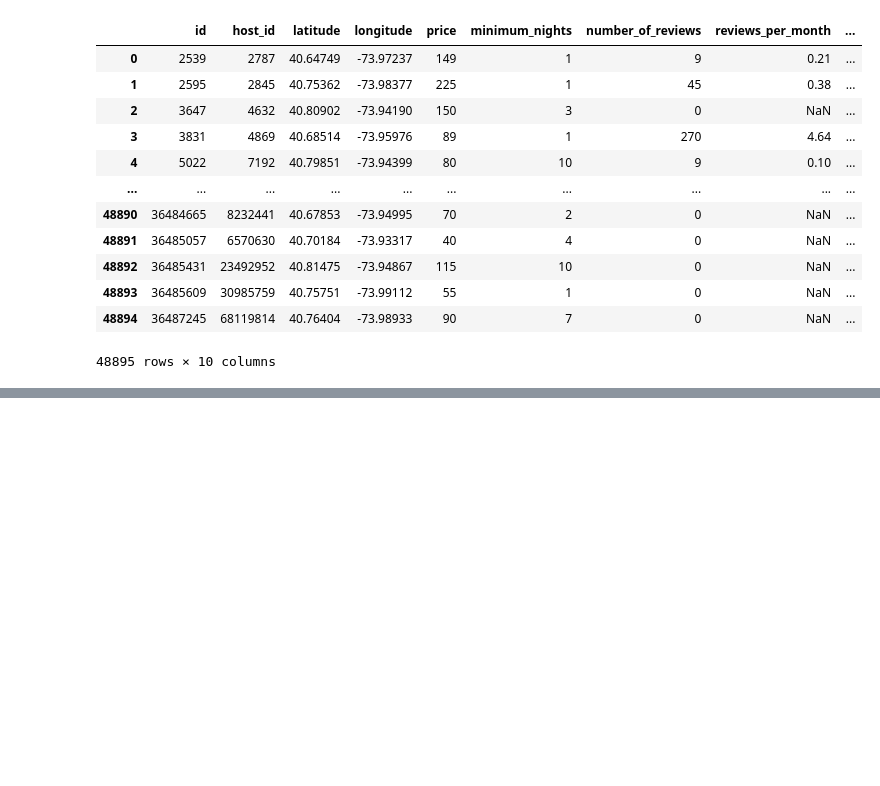
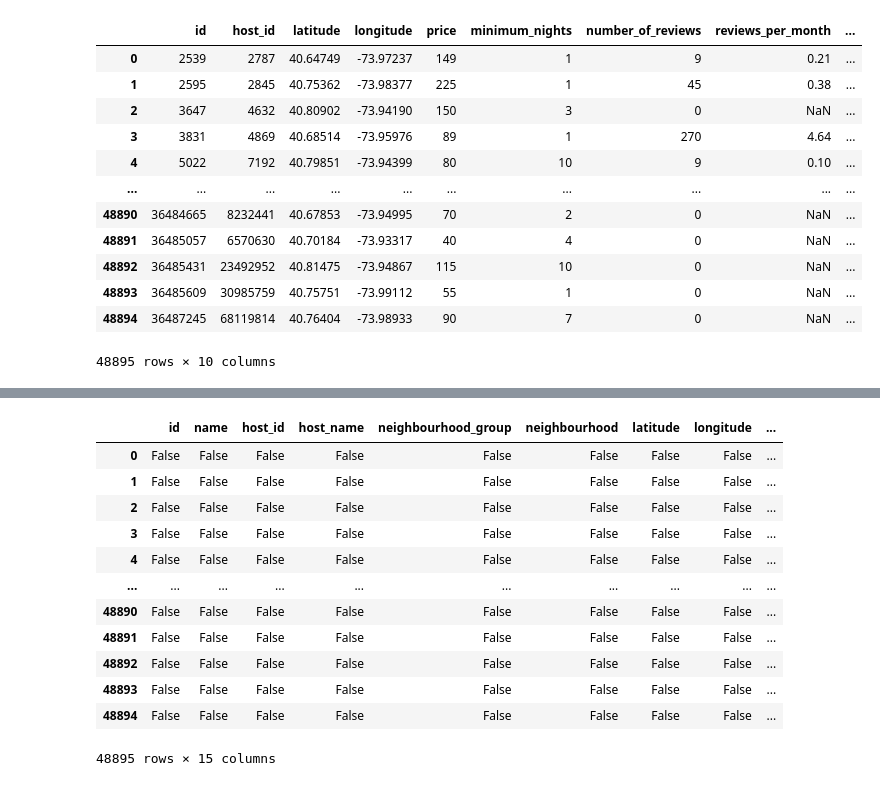
Before and after one commit to tanvir1985/MachineLearning-AMII, a Jupyter notebook: PA2_Team1_W23_ipynd.ipynb, the cells around one changed output, grey strips where cells are left out. Cells and saved outputs as stored; diff of their text form; code cells hidden in the pictures; blank space fills up the shorter version.

```diff
--- a/PA2_Team1_W23_ipynd.ipynb
+++ b/PA2_Team1_W23_ipynd.ipynb
@@ -42,0 +64,11 @@ df
+# %%
+# make a list of names for the features
+feature_names = ["id", "name", "host_id","host_name", "neighbourhood_group",
+                 "neighbourhood", "latitude", "longitude", "room_type",
+                 "minimum_nights", "number_of_reviews", "last_review", "reviews_per_month",
+                 "calculated_host_listings_count","availability_365"]
+
+# label name
+label_name = "price"
+# combine feature names and label name into a single list for pandas to use
+column_names = feature_names + [label_name]
@@ -124,0 +303,18 @@ df.select_dtypes(include=['int64','float64'])
+# %%
+missing_label_rows = df[feature_names] == "NaN".index
+# %%
+missing_label_rows
+# %% [output]
+|  | id | name | host_id | host_name | neighbourhood_group | neighbourhood | latitude | longitude | ... |
+| 0 | False | False | False | False | False | False | False | False | ... |
+| 1 | False | False | False | False | False | False | False | False | ... |
+| 2 | False | False | False | False | False | False | False | False | ... |
+| 3 | False | False | False | False | False | False | False | False | ... |
+| 4 | False | False | False | False | False | False | False | False | ... |
+| ... | ... | ... | ... | ... | ... | ... | ... | ... | ... |
+| 48890 | False | False | False | False | False | False | False | False | ... |
+| 48891 | False | False | False | False | False | False | False | False | ... |
+| 48892 | False | False | False | False | False | False | False | False | ... |
+| 48893 | False | False | False | False | False | False | False | False | ... |
+| 48894 | False | False | False | False | False | False | False | False | ... |
+48895 rows × 15 columns
```
Also changed, not shown: parts of 57 cells of this notebook.
